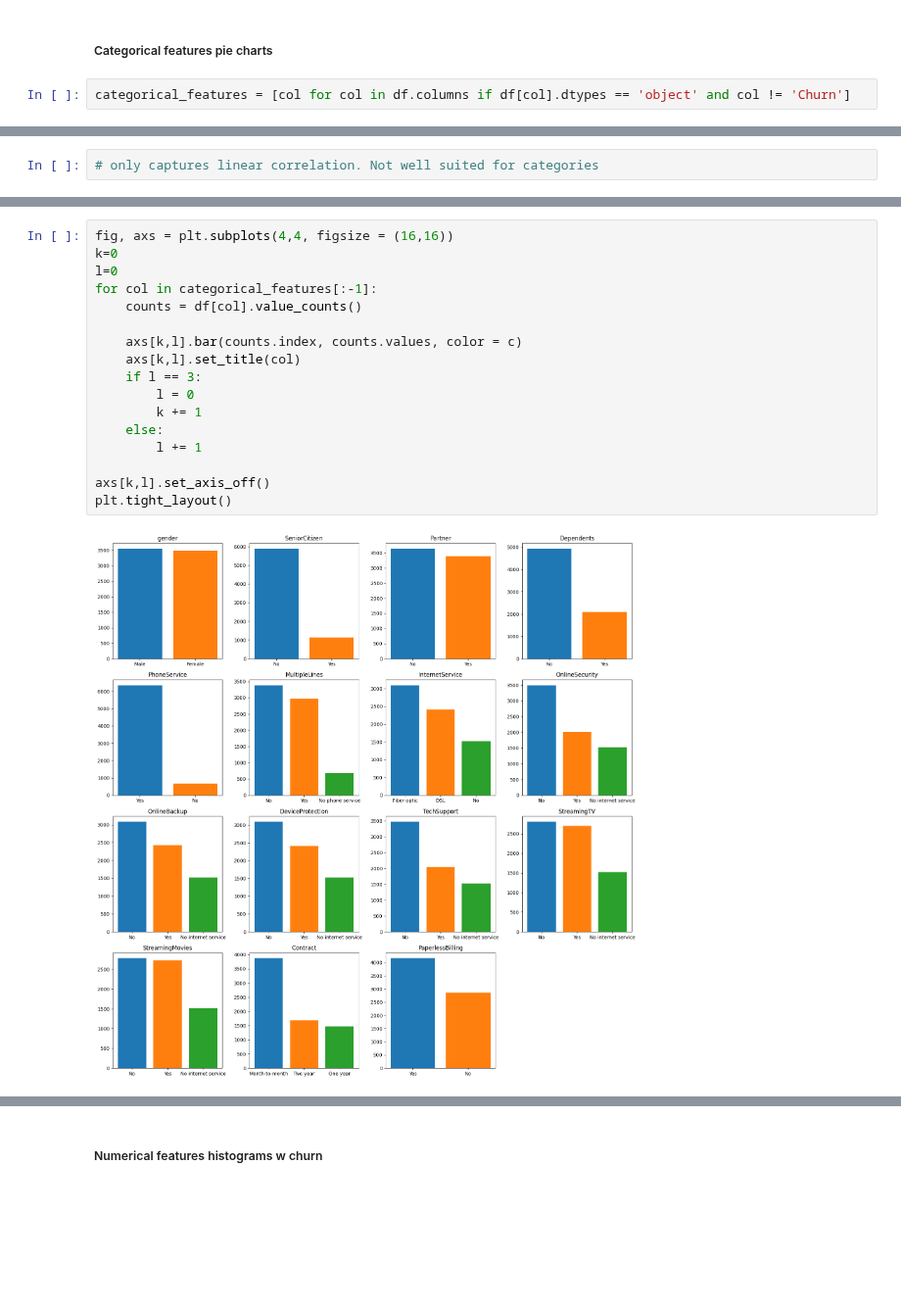
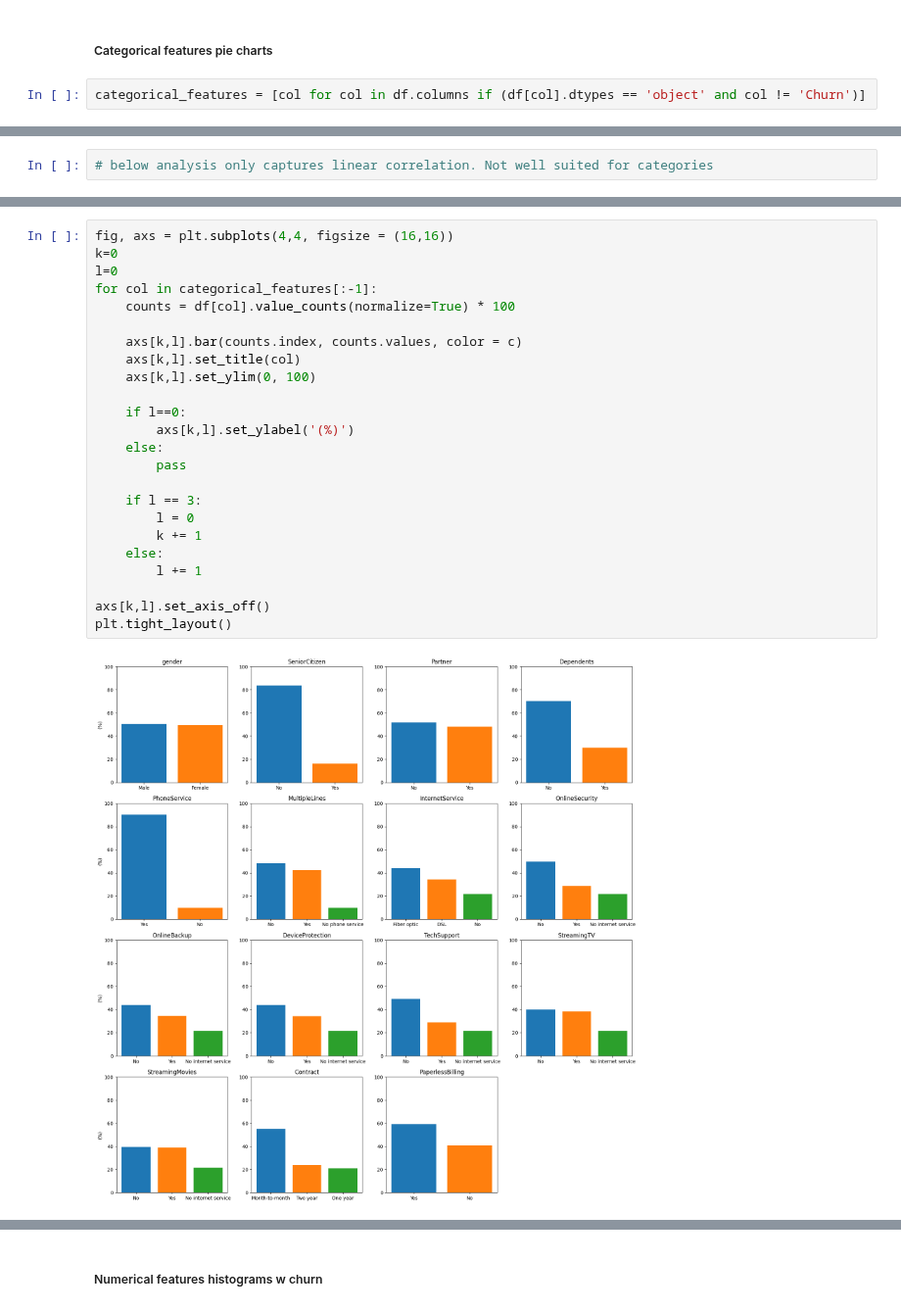
Before and after one commit to CassiaNascimento/Customer_Churn_Prediction, a Jupyter notebook: notebooks/EDA.ipynb, the cells around one changed output, grey strips where cells are left out. Shown at 98% size. Cells and saved outputs as stored; diff of their text form; blank space fills up the shorter version.

```diff
--- a/notebooks/EDA.ipynb
+++ b/notebooks/EDA.ipynb
@@ -212,7 +216,7 @@ sns.pairplot(df[numerical_features]);
 # %% [markdown]
 ##### Categorical features pie charts
 # %%
-categorical_features = [col for col in df.columns if df[col].dtypes == 'object' and col != 'Churn']
+categorical_features = [col for col in df.columns if (df[col].dtypes == 'object' and col != 'Churn')]
 # %%
 fig, axs = plt.subplots(4,4, figsize = (16,16))
 k=0
@@ -233,7 +241,7 @@ plt.tight_layout()
 # %% [output]
 [figure]
 # %%
-# only captures linear correlation. Not well suited for categories
+# below analysis only captures linear correlation. Not well suited for categories
 # %%
 pd.get_dummies(df).corr()["Churn_Yes"].sort_values()
 # %% [output]
@@ -257,22 +265,29 @@ Name: Churn_Yes, dtype: float64
 # %%
 fig, axs = plt.subplots(4,4, figsize = (16,16))
 k=0
 l=0
 for col in categorical_features[:-1]:
-    counts = df[col].value_counts()
+    counts = df[col].value_counts(normalize=True) * 100
 
     axs[k,l].bar(counts.index, counts.values, color = c)
     axs[k,l].set_title(col)
+    axs[k,l].set_ylim(0, 100)
+
+    if l==0:
+        axs[k,l].set_ylabel('(%)')
+    else:
+        pass
+
     if l == 3:
         l = 0
         k += 1
     else:
         l += 1
 
 axs[k,l].set_axis_off()
 plt.tight_layout()
 # %% [output]
-[figure, old version]
+[figure, new version]
 # %%
 fig, ax = plt.subplots(1,1, figsize = (4,5))
 
```
Also changed, not shown: parts of 375 cells of this notebook, 3 other files.
